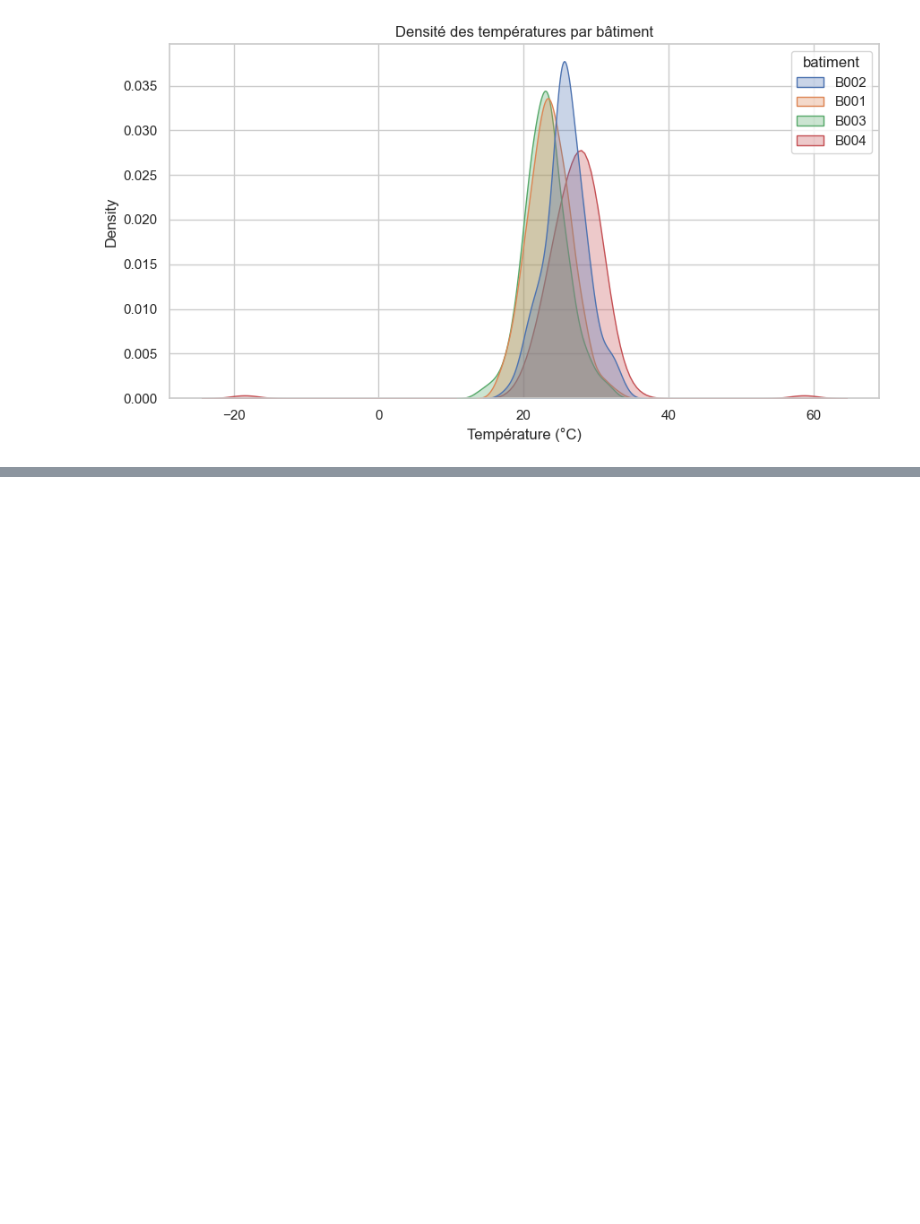
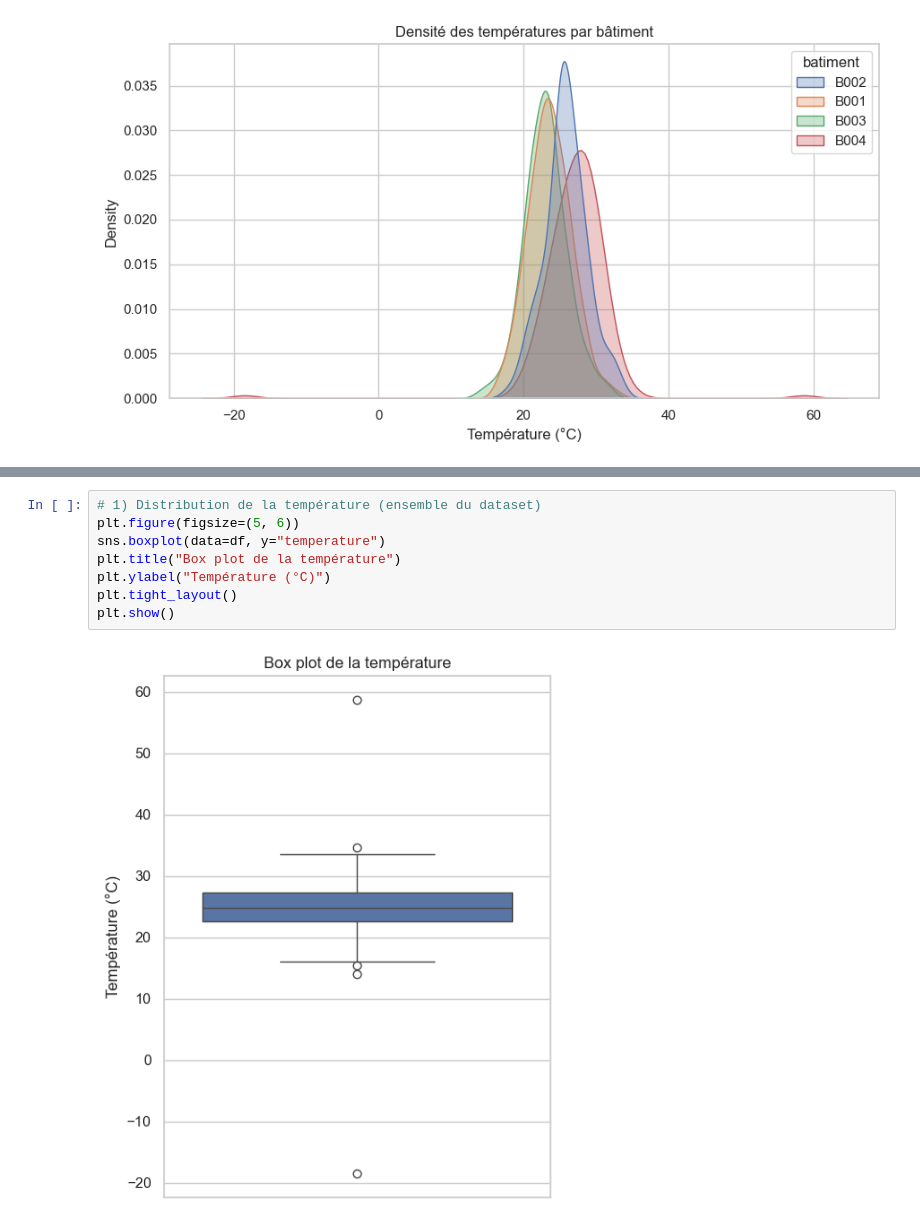
Before and after one commit to harounambaye/Seaborn_Iot_Analysis, a Jupyter notebook: notebooks/Seaborn_Iot_Analysis.ipynb, the cells around one changed output, grey strips where cells are left out. Drawn from its saved outputs; the diff is of its cells as text; blank space fills up the shorter version.

Commit message:
Partie 3 : Distribution d'une variable avec boxplot()

```diff
--- a/notebooks/Seaborn_Iot_Analysis.ipynb
+++ b/notebooks/Seaborn_Iot_Analysis.ipynb
@@ -138,0 +143,10 @@ plt.show()
+# %%
+# 1) Distribution de la température (ensemble du dataset)
+plt.figure(figsize=(5, 6))
+sns.boxplot(data=df, y="temperature")
+plt.title("Box plot de la température")
+plt.ylabel("Température (°C)")
+plt.tight_layout()
+plt.show()
+# %% [output]
+[figure, added]
```
Also changed, not shown: parts of 4 cells of this notebook.
